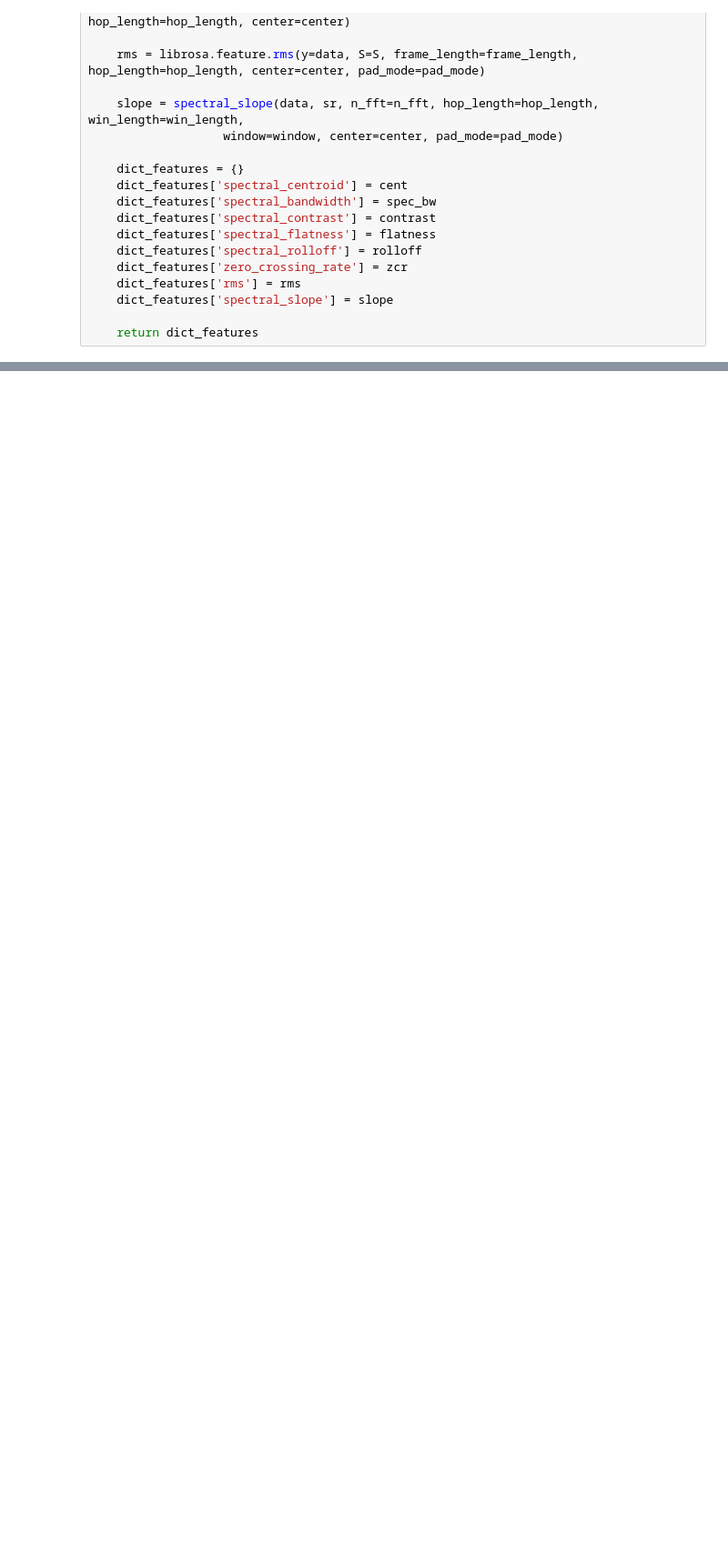
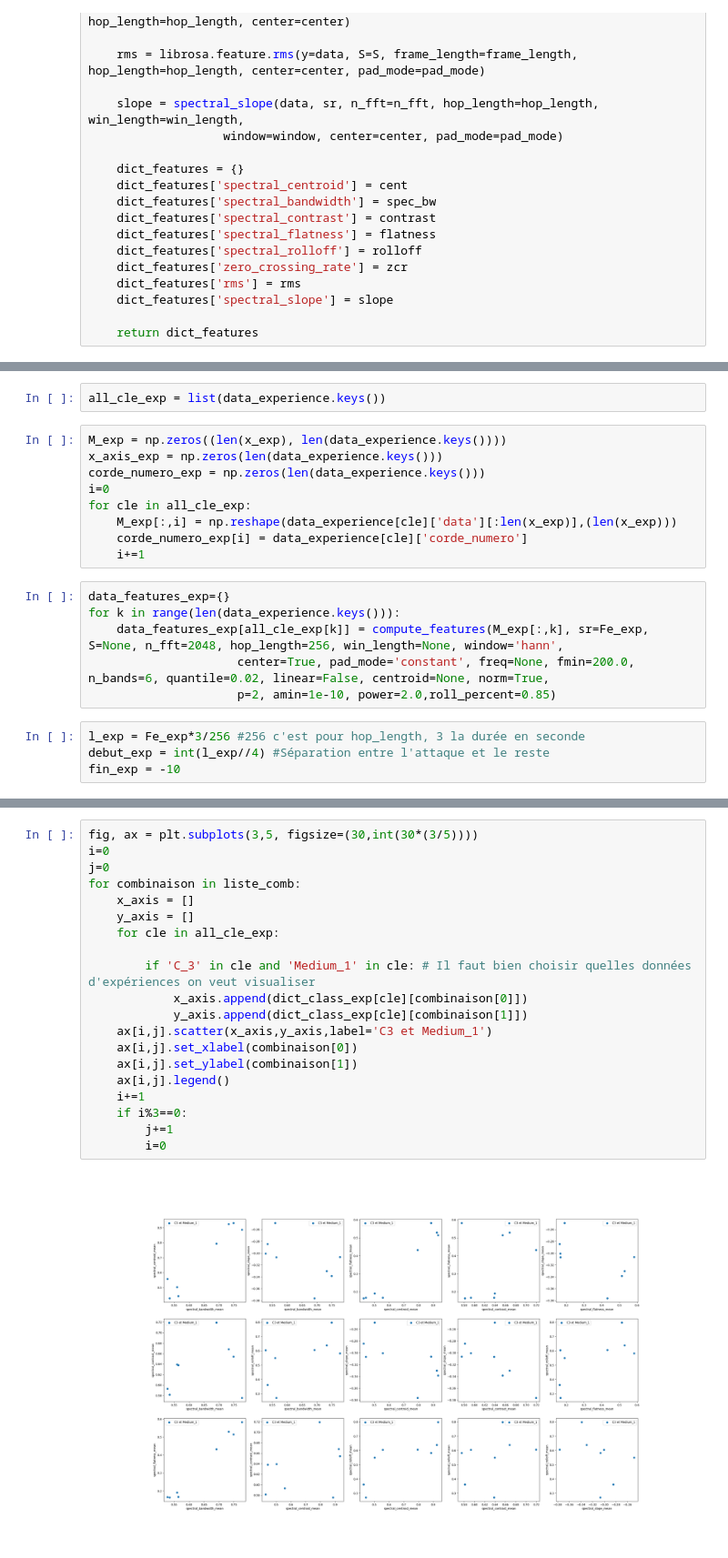
Before and after one commit to peladeaucome/ATIAM-PAM-AnalyseInstruments, a Jupyter notebook: Visualisation/cartographie_categorie.ipynb, the cells around one changed output, grey strips where cells are left out. Shown at 91% size. Cells and saved outputs as stored; diff of their text form; blank space fills up the shorter version.

```diff
--- a/Visualisation/cartographie_categorie.ipynb
+++ b/Visualisation/cartographie_categorie.ipynb
@@ -200,0 +280,21 @@ for combinaison in liste_comb:
+# %%
+all_cle_exp = list(data_experience.keys())
+# %%
+M_exp = np.zeros((len(x_exp), len(data_experience.keys())))
+x_axis_exp = np.zeros(len(data_experience.keys()))
+corde_numero_exp = np.zeros(len(data_experience.keys()))
+i=0
+for cle in all_cle_exp:
+    M_exp[:,i] = np.reshape(data_experience[cle]['data'][:len(x_exp)],(len(x_exp)))
+    corde_numero_exp[i] = data_experience[cle]['corde_numero']
+    i+=1
+# %%
+data_features_exp={}
+for k in range(len(data_experience.keys())):
+    data_features_exp[all_cle_exp[k]] = compute_features(M_exp[:,k], sr=Fe_exp, S=None, n_fft=2048, hop_length=256, win_length=None, window='hann',
+                     center=True, pad_mode='constant', freq=None, fmin=200.0, n_bands=6, quantile=0.02, linear=False, centroid=None, norm=True,
+                     p=2, amin=1e-10, power=2.0,roll_percent=0.85)
+# %%
+l_exp = Fe_exp*3/256 #256 c'est pour hop_length, 3 la durée en seconde
+debut_exp = int(l_exp//4) #Séparation entre l'attaque et le reste
+fin_exp = -10
@@ -200,0 +339,22 @@ for combinaison in liste_comb:
+# %%
+fig, ax = plt.subplots(3,5, figsize=(30,int(30*(3/5))))
+i=0
+j=0
+for combinaison in liste_comb:
+    x_axis = []
+    y_axis = []
+    for cle in all_cle_exp:
+
+        if 'C_3' in cle and 'Medium_1' in cle: # Il faut bien choisir quelles données d'expériences on veut visualiser
+            x_axis.append(dict_class_exp[cle][combinaison[0]])
+            y_axis.append(dict_class_exp[cle][combinaison[1]])
+    ax[i,j].scatter(x_axis,y_axis,label='C3 et Medium_1')
+    ax[i,j].set_xlabel(combinaison[0])
+    ax[i,j].set_ylabel(combinaison[1])
+    ax[i,j].legend()
+    i+=1
+    if i%3==0:
+        j+=1
+        i=0
+# %% [output]
+[figure, added]
```
Also changed, not shown: parts of 14 cells of this notebook, 2 other files.
